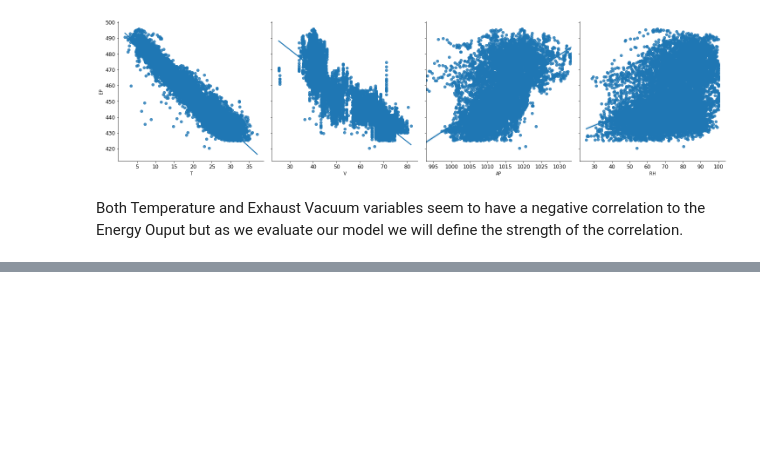
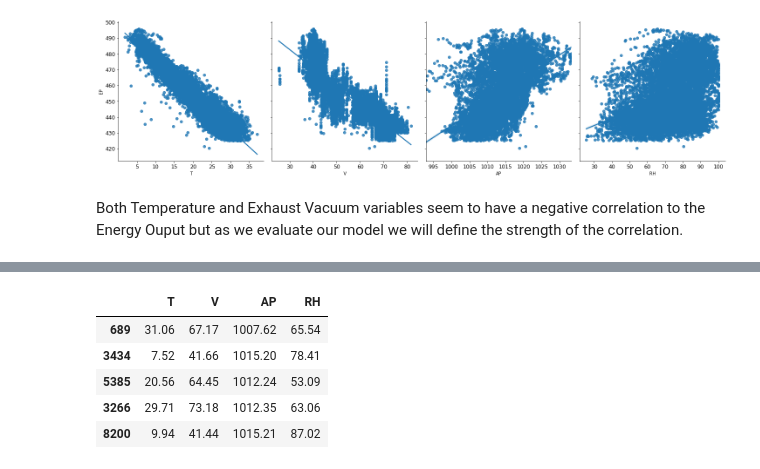
Before and after one commit to AlejandraZS10/DAV6150, a Jupyter notebook: assignment2/A_Zapata_M2 Practical Challenge.ipynb, the cells around one changed output, grey strips where cells are left out. Saved outputs shown, nothing was run; the diff lists cells and outputs as text; code cells hidden in the pictures; blank space fills up the shorter version.

```diff
--- a/assignment2/A_Zapata_M2 Practical Challenge.ipynb
+++ b/assignment2/A_Zapata_M2 Practical Challenge.ipynb
@@ -137,0 +185,10 @@ Both Temperature and Exhaust Vacuum variables seem to have a negative correlatio
+# %%
+#train data set
+X_train.head()
+# %% [output]
+|  | T | V | AP | RH |
+| 689 | 31.06 | 67.17 | 1007.62 | 65.54 |
+| 3434 | 7.52 | 41.66 | 1015.20 | 78.41 |
+| 5385 | 20.56 | 64.45 | 1012.24 | 53.09 |
+| 3266 | 29.71 | 73.18 | 1012.35 | 63.06 |
+| 8200 | 9.94 | 41.44 | 1015.21 | 87.02 |
```
Also changed, not shown: parts of 19 cells of this notebook.
